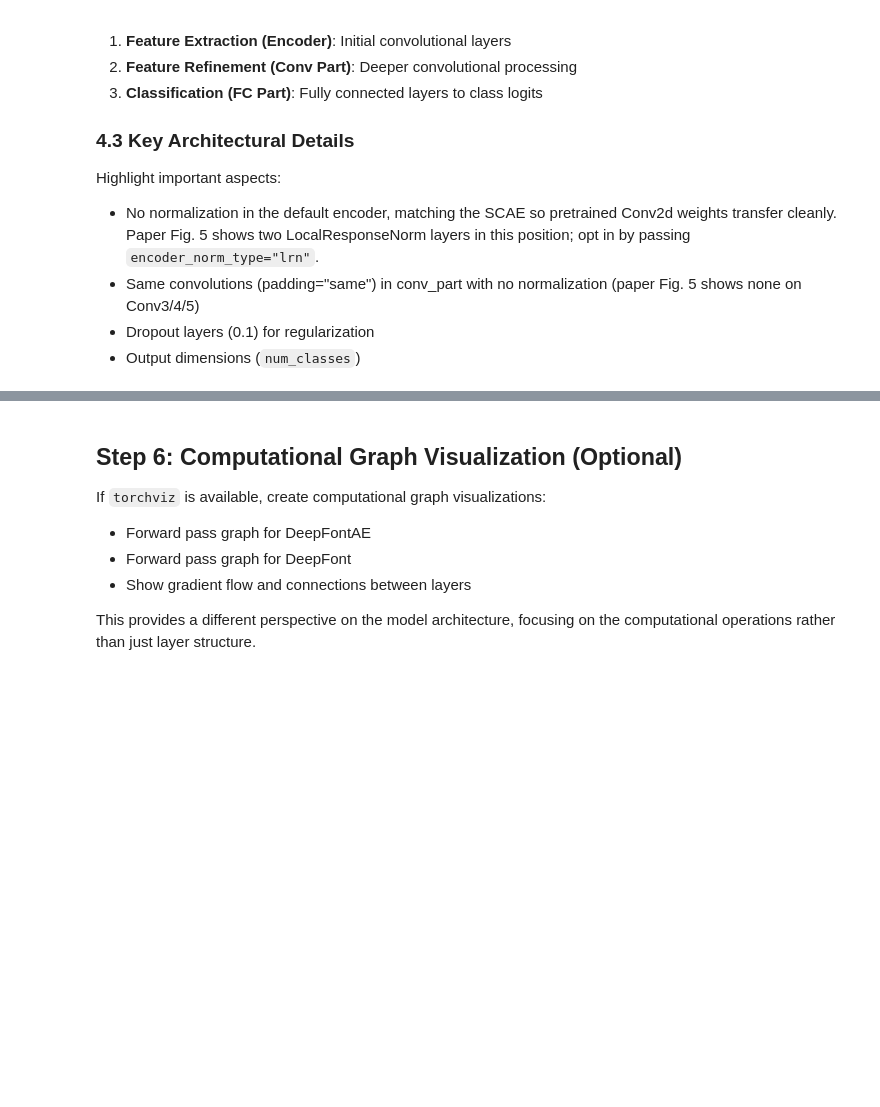
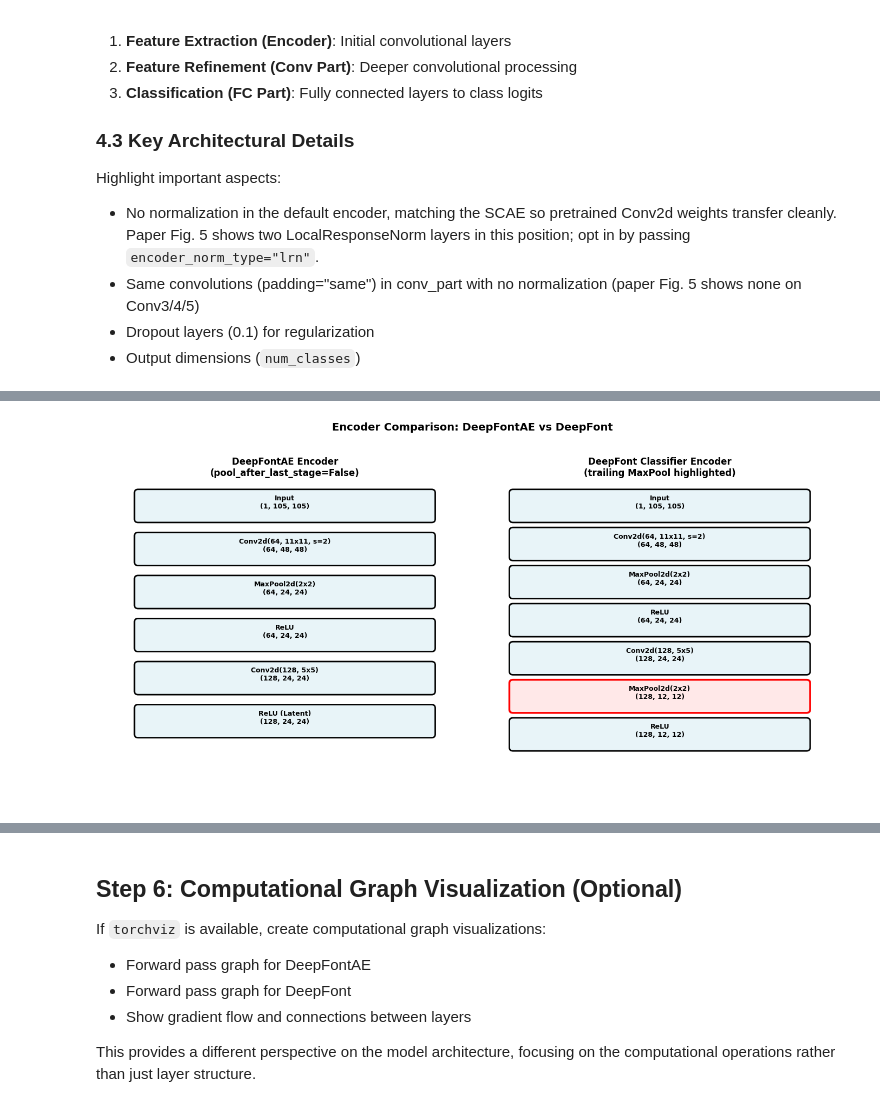
Before and after one commit to michaelriedl/deepfont-torch, a Jupyter notebook: notebooks/model_architectures_visualized.ipynb, the cells around one changed output, grey strips where cells are left out. Saved outputs shown, nothing was run; the diff lists cells and outputs as text; code cells hidden in the pictures; blank space fills up the shorter version.

```diff
--- a/notebooks/model_architectures_visualized.ipynb
+++ b/notebooks/model_architectures_visualized.ipynb
@@ -483,26 +570,26 @@ Illustrate the transfer learning workflow:
 5. Train classification layers on labeled data
 # %%
 # Compare encoder architectures.
-# With default settings the two encoders are structurally identical, which is
-# the point: pretrained Conv2d weights transfer one-to-one. The right panel
-# shows the optional LRN-encoder configuration for reference.
-fig, axes = plt.subplots(1, 2, figsize=(14, 6))
+# The SCAE encoder (left) keeps Conv2 at 24x24, while the classifier encoder
+# (right) adds a trailing MaxPool that downsamples to 12x12 before the
+# additional conv layers. The Conv2d kernels themselves transfer one-to-one;
+# the trailing pool has no parameters.
+fig, axes = plt.subplots(1, 2, figsize=(14, 7))
 
-# DeepFontAE Encoder (no normalization)
+# DeepFontAE Encoder (no trailing pool, no normalization)
 ax = axes[0]
 ax.axis("off")
 ae_encoder_info = [
-    ("Input", "(1, 105, 105)"),
-    ("Conv2d(64, 11x11, s=2)", "(64, 48, 48)"),
-    ("MaxPool2d(2x2)", "(64, 24, 24)"),
-    ("ReLU", "(64, 24, 24)"),
-    ("Conv2d(128, 5x5)", "(128, 24, 24)"),
-    ("MaxPool2d(2x2)", "(128, 12, 12)"),
-    ("ReLU", "(128, 12, 12)"),
+    ("Input", "(1, 105, 105)", False),
+    ("Conv2d(64, 11x11, s=2)", "(64, 48, 48)", False),
+    ("MaxPool2d(2x2)", "(64, 24, 24)", False),
+    ("ReLU", "(64, 24, 24)", False),
+    ("Conv2d(128, 5x5)", "(128, 24, 24)", False),
+    ("ReLU (Latent)", "(128, 24, 24)", False),
 ]
 
 y = 0.9
-for name, shape in ae_encoder_info:
+for name, shape, _ in ae_encoder_info:
     box_color = "#E8F4F8"
     ax.add_patch(
         FancyBboxPatch(
@@ -516,12 +603,12 @@ for name, shape in ae_encoder_info:
         )
     )
     ax.text(0.5, y, f"{name}\n{shape}", ha="center", va="center", fontsize=9, fontweight="bold")
-    y -= 0.12
+    y -= 0.13
 
 ax.text(
     0.5,
     0.98,
-    "DeepFontAE Encoder &\nDeepFont Encoder (default)",
+    "DeepFontAE Encoder\n(pool_after_last_stage=False)",
     ha="center",
     fontsize=12,
     fontweight="bold",
@@ -529,52 +616,40 @@ ax.text(
 ax.set_xlim(0, 1)
 ax.set_ylim(0, 1)
 
-# DeepFont Encoder with optional LRN (encoder_norm_type="lrn")
+# DeepFont Classifier Encoder (default; trailing MaxPool highlighted)
 ax = axes[1]
 ax.axis("off")
 df_encoder_info = [
-    ("Input", "(1, 105, 105)"),
-    ("Conv2d(64, 11x11, s=2)", "(64, 48, 48)"),
-    ("LocalResponseNorm", "(64, 48, 48)"),
-    ("MaxPool2d(2x2)", "(64, 24, 24)"),
-    ("ReLU", "(64, 24, 24)"),
-    ("Conv2d(128, 5x5)", "(128, 24, 24)"),
-    ("LocalResponseNorm", "(128, 24, 24)"),
-    ("MaxPool2d(2x2)", "(128, 12, 12)"),
-    ("ReLU", "(128, 12, 12)"),
+    ("Input", "(1, 105, 105)", False),
+    ("Conv2d(64, 11x11, s=2)", "(64, 48, 48)", False),
+    ("MaxPool2d(2x2)", "(64, 24, 24)", False),
+    ("ReLU", "(64, 24, 24)", False),
+    ("Conv2d(128, 5x5)", "(128, 24, 24)", False),
+    ("MaxPool2d(2x2)", "(128, 12, 12)", True),
+    ("ReLU", "(128, 12, 12)", False),
 ]
 
 y = 0.9
-for i, (name, shape) in enumerate(df_encoder_info):
-    is_norm = "LocalResponseNorm" in name
-    box_color = "#FFE8E8" if is_norm else "#E8F4F8"
-    height = 0.06 if i < len(df_encoder_info) - 1 else 0.08
+for name, shape, highlight in df_encoder_info:
+    box_color = "#FFE8E8" if highlight else "#E8F4F8"
     ax.add_patch(
         FancyBboxPatch(
-            (0.1, y - height / 2),
+            (0.1, y - 0.05),
             0.8,
-            height,
-            boxstyle="round,pad=0.005",
-            edgecolor="red" if is_norm else "black",
+            0.08,
+            boxstyle="round,pad=0.01",
+            edgecolor="red" if highlight else "black",
             facecolor=box_color,
-            linewidth=2 if is_norm else 1.5,
+            linewidth=2.5 if highlight else 2,
         )
     )
-    ax.text(
-        0.5,
-        y,
-        f"{name}\n{shape}",
-        ha="center",
-        va="center",
-        fontsize=8 if is_norm else 9,
-        fontweight="bold",
-    )
-    y -= 0.09
+    ax.text(0.5, y, f"{name}\n{shape}", ha="center", va="center", fontsize=9, fontweight="bold")
+    y -= 0.115
 
 ax.text(
     0.5,
     0.98,
-    'DeepFont Encoder\n(encoder_norm_type="lrn")',
+    "DeepFont Classifier Encoder\n(trailing MaxPool highlighted)",
     ha="center",
     fontsize=12,
     fontweight="bold",
@@ -591,3 +666,4 @@ plt.savefig(save_path, dpi=300, bbox_inches="tight")
 print(f"Saved visualization to: {save_path}")
 
 plt.show()
+# %% [output]
@@ -594,3 +671,4 @@ plt.show()
+[figure, added]
 # %%
 # Display parameter statistics
 def count_parameters(model):
```
Also changed, not shown: parts of 12 cells of this notebook, 7 other files.
